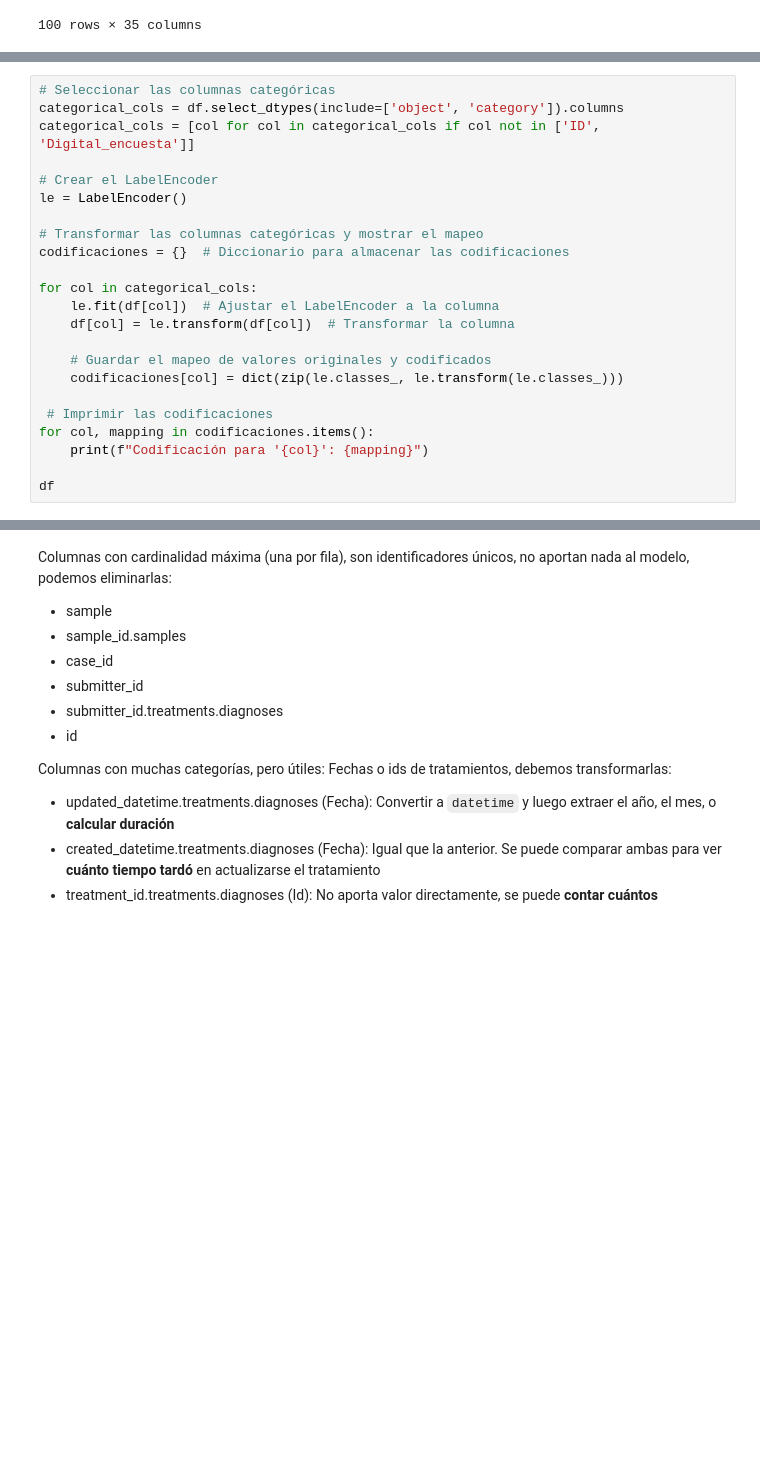
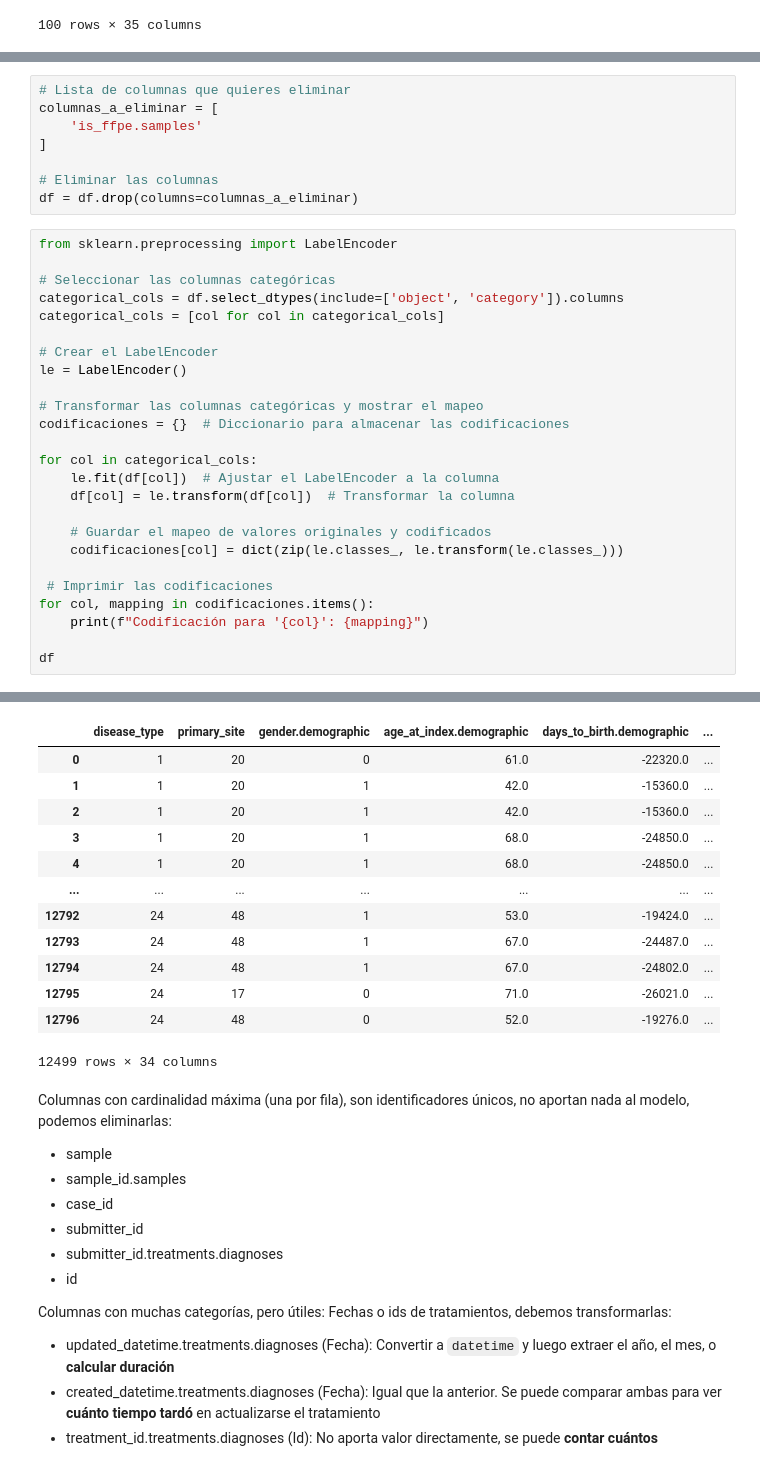
Before and after one commit to crltsnch/TFG_Carlota, a Jupyter notebook: ETL/Transformacion.ipynb, the cells around one changed output, grey strips where cells are left out. Saved outputs shown, nothing was run; the diff lists cells and outputs as text; blank space fills up the shorter version.

```diff
--- a/ETL/Transformacion.ipynb
+++ b/ETL/Transformacion.ipynb
@@ -481,7 +532,17 @@ df.to_csv('../Dataframe/datos_limpios.csv', index=False)
+# %%
+# Lista de columnas que quieres eliminar
+columnas_a_eliminar = [
+    'is_ffpe.samples'
+]
+
+# Eliminar las columnas
+df = df.drop(columns=columnas_a_eliminar)
 # %%
+from sklearn.preprocessing import LabelEncoder
+
 # Seleccionar las columnas categóricas
 categorical_cols = df.select_dtypes(include=['object', 'category']).columns
-categorical_cols = [col for col in categorical_cols if col not in ['ID', 'Digital_encuesta']]
+categorical_cols = [col for col in categorical_cols]
 
 # Crear el LabelEncoder
 le = LabelEncoder()
@@ -506,3 +583,16 @@ NameError: name 'LabelEncoder' is not defined
+|  | disease_type | primary_site | gender.demographic | age_at_index.demographic | days_to_birth.demographic | ... |
+| 0 | 1 | 20 | 0 | 61.0 | -22320.0 | ... |
+| 1 | 1 | 20 | 1 | 42.0 | -15360.0 | ... |
+| 2 | 1 | 20 | 1 | 42.0 | -15360.0 | ... |
+| 3 | 1 | 20 | 1 | 68.0 | -24850.0 | ... |
+| 4 | 1 | 20 | 1 | 68.0 | -24850.0 | ... |
+| ... | ... | ... | ... | ... | ... | ... |
+| 12792 | 24 | 48 | 1 | 53.0 | -19424.0 | ... |
+| 12793 | 24 | 48 | 1 | 67.0 | -24487.0 | ... |
+| 12794 | 24 | 48 | 1 | 67.0 | -24802.0 | ... |
+| 12795 | 24 | 17 | 0 | 71.0 | -26021.0 | ... |
+| 12796 | 24 | 48 | 0 | 52.0 | -19276.0 | ... |
+12499 rows × 34 columns
 # %% [markdown]
 Columnas con cardinalidad máxima (una por fila), son identificadores únicos, no aportan nada al modelo, podemos eliminarlas:
 - sample
```
Also changed, not shown: parts of 15 cells of this notebook, 4 other files.
